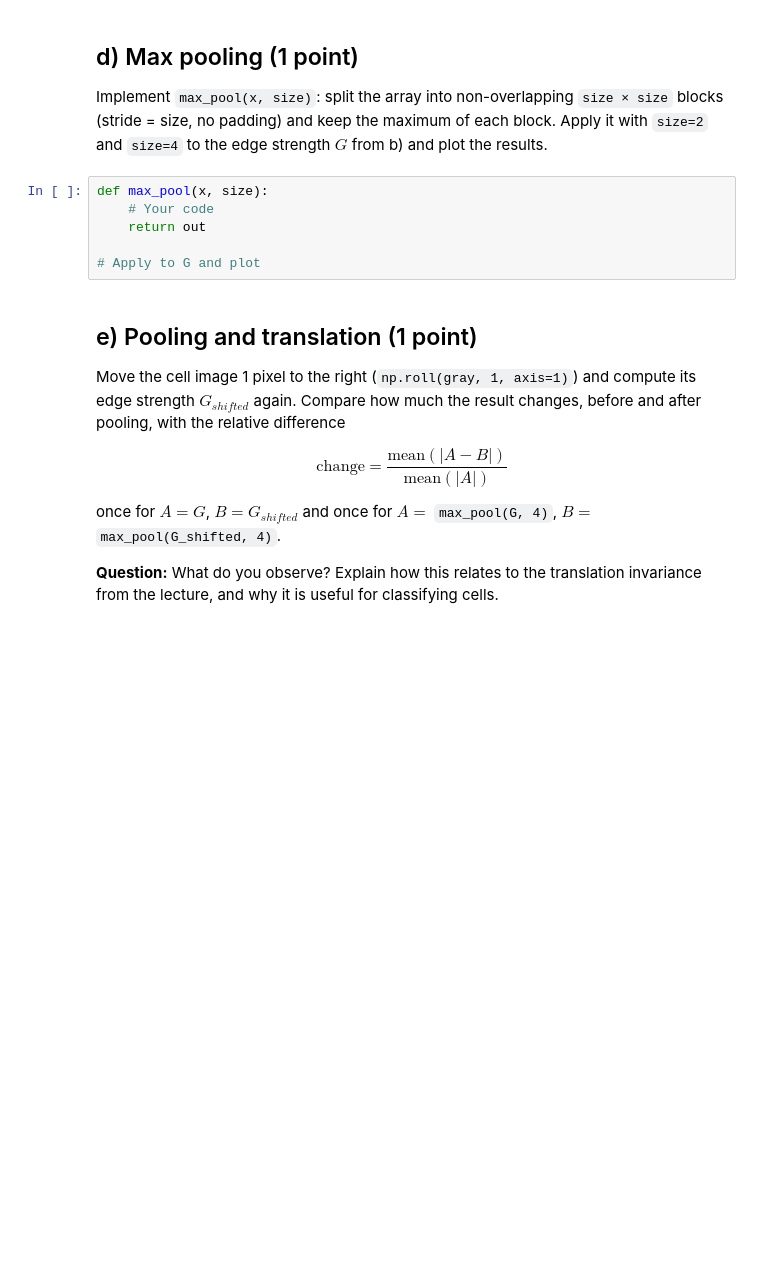
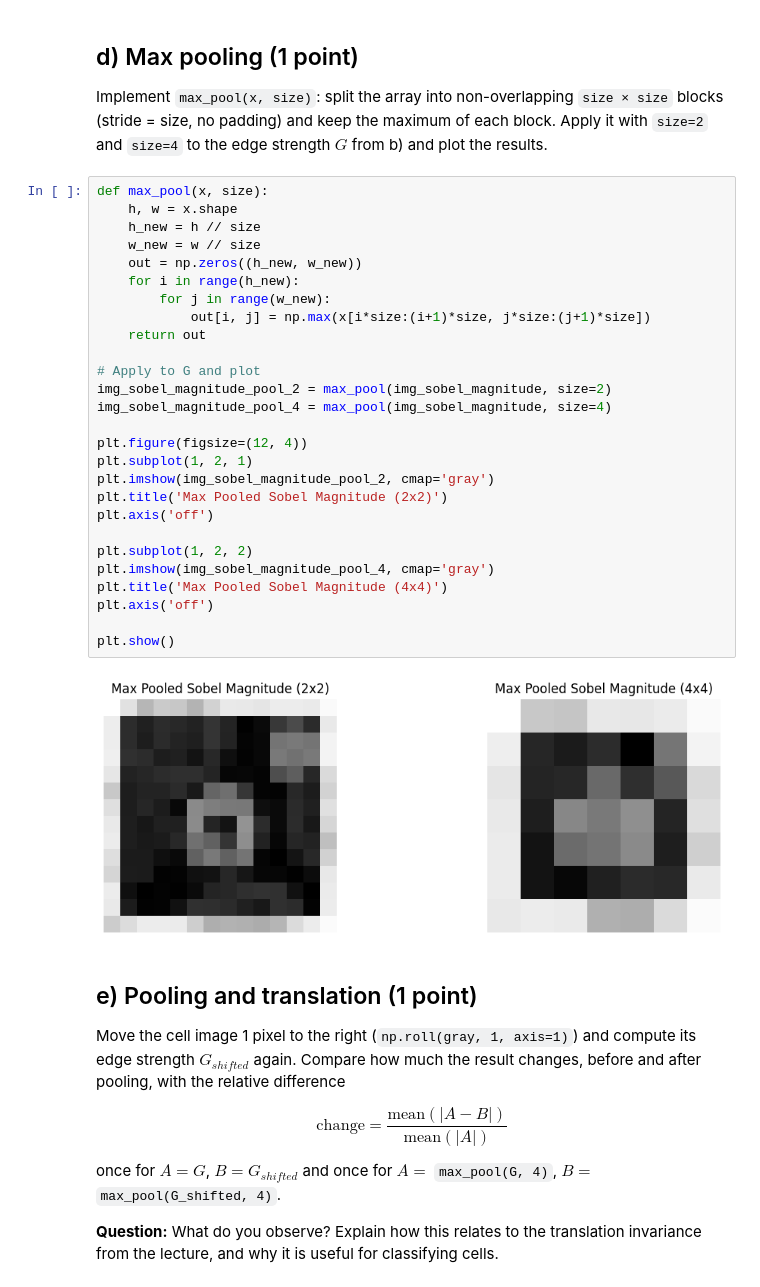
Before and after one commit to Kjescha0/BKIM, a Jupyter notebook: Exercise 3/ch/Exercise_3_v2.ipynb, the cells around one changed output. Saved outputs shown, nothing was run; the diff lists cells and outputs as text; blank space fills up the shorter version.

```diff
--- a/Exercise 3/ch/Exercise_3_v2.ipynb
+++ b/Exercise 3/ch/Exercise_3_v2.ipynb
@@ -178,10 +260,33 @@ In a CNN you would not write the convolution yourself but use a layer of the lib
 Implement `max_pool(x, size)`: split the array into non-overlapping `size × size` blocks (stride = size, no padding) and keep the maximum of each block. Apply it with `size=2` and `size=4` to the edge strength $G$ from b) and plot the results.
 # %%
 def max_pool(x, size):
-    # Your code
+    h, w = x.shape
+    h_new = h // size
+    w_new = w // size
+    out = np.zeros((h_new, w_new))
+    for i in range(h_new):
+        for j in range(w_new):
+            out[i, j] = np.max(x[i*size:(i+1)*size, j*size:(j+1)*size])
     return out
 
 # Apply to G and plot
+img_sobel_magnitude_pool_2 = max_pool(img_sobel_magnitude, size=2)
+img_sobel_magnitude_pool_4 = max_pool(img_sobel_magnitude, size=4)
+
+plt.figure(figsize=(12, 4))
+plt.subplot(1, 2, 1)
+plt.imshow(img_sobel_magnitude_pool_2, cmap='gray')
+plt.title('Max Pooled Sobel Magnitude (2x2)')
+plt.axis('off')
+
+plt.subplot(1, 2, 2)
+plt.imshow(img_sobel_magnitude_pool_4, cmap='gray')
+plt.title('Max Pooled Sobel Magnitude (4x4)')
+plt.axis('off')
+
+plt.show()
+# %% [output]
+[figure, added]
 # %% [markdown]
 ## e) Pooling and translation (1 point)
 Move the cell image 1 pixel to the right (`np.roll(gray, 1, axis=1)`) and compute its edge strength $G_{shifted}$ again. Compare how much the result changes, before and after pooling, with the relative difference
```
Also changed, not shown: parts of 10 cells of this notebook.
